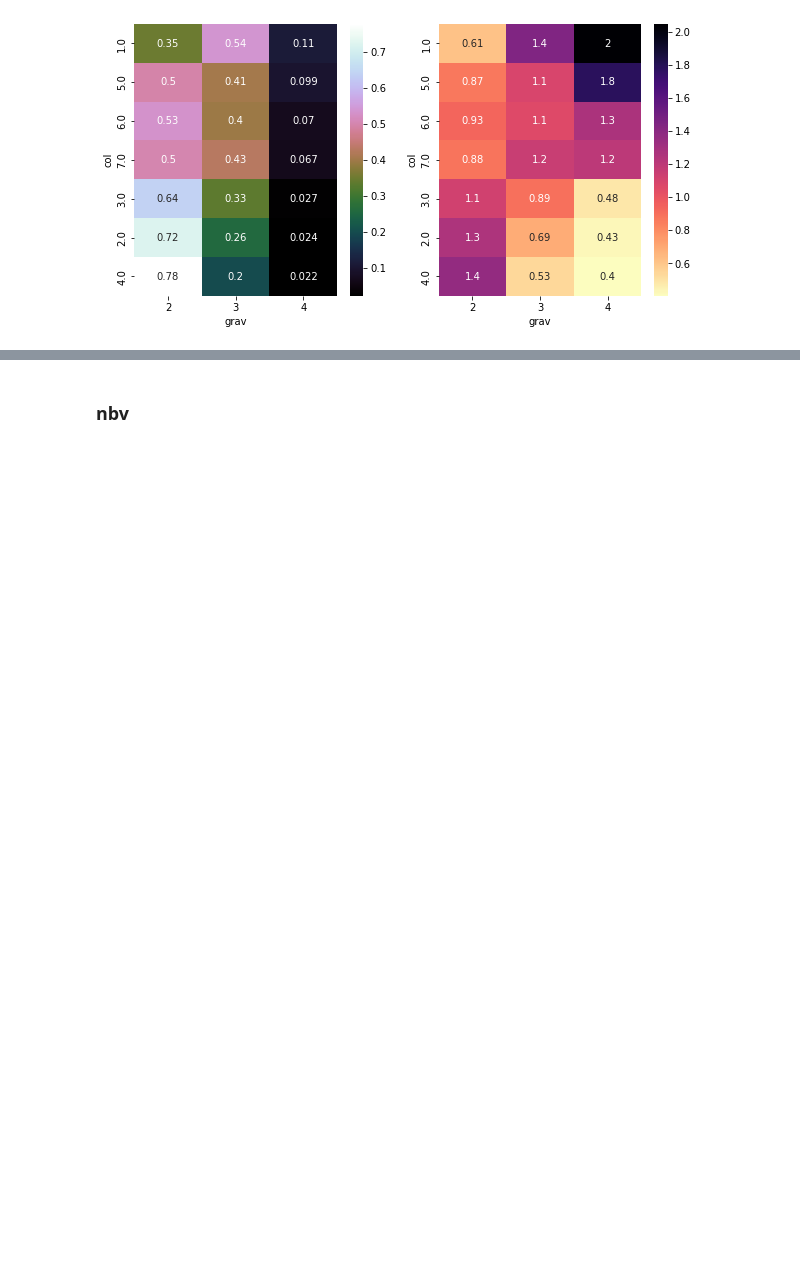
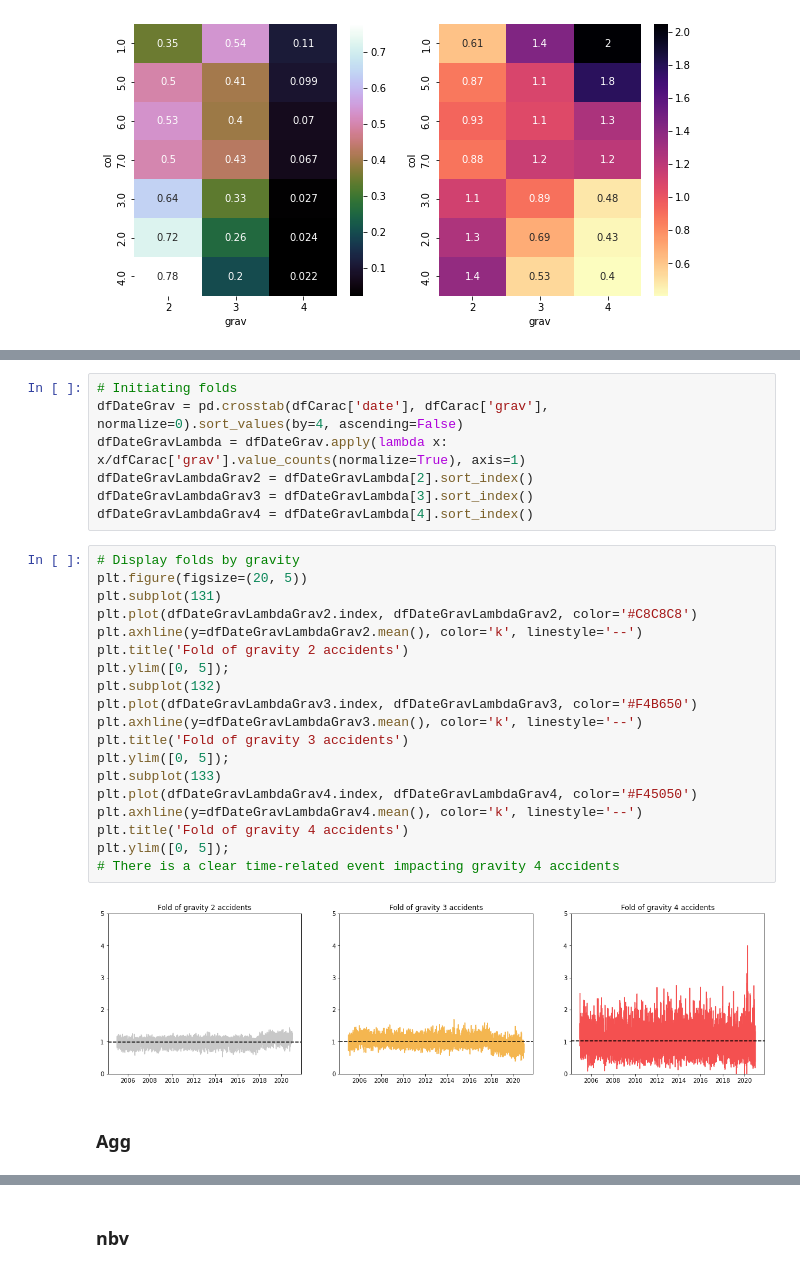
Before and after one commit to YacineHajjiDataScientist/20220814_dsProject, a Jupyter notebook: 20220821_projectDS.ipynb, the cells around one changed output, grey strips where cells are left out. Cells and saved outputs as stored; diff of their text form; blank space fills up the shorter version.

```diff
--- a/20220821_projectDS.ipynb
+++ b/20220821_projectDS.ipynb
@@ -734,0 +770,30 @@ fig.show()
+# %%
+# Initiating folds
+dfDateGrav = pd.crosstab(dfCarac['date'], dfCarac['grav'], normalize=0).sort_values(by=4, ascending=False)
+dfDateGravLambda = dfDateGrav.apply(lambda x: x/dfCarac['grav'].value_counts(normalize=True), axis=1)
+dfDateGravLambdaGrav2 = dfDateGravLambda[2].sort_index()
+dfDateGravLambdaGrav3 = dfDateGravLambda[3].sort_index()
+dfDateGravLambdaGrav4 = dfDateGravLambda[4].sort_index()
+# %%
+# Display folds by gravity
+plt.figure(figsize=(20, 5))
+plt.subplot(131)
+plt.plot(dfDateGravLambdaGrav2.index, dfDateGravLambdaGrav2, color='#C8C8C8')
+plt.axhline(y=dfDateGravLambdaGrav2.mean(), color='k', linestyle='--')
+plt.title('Fold of gravity 2 accidents')
+plt.ylim([0, 5]);
+plt.subplot(132)
+plt.plot(dfDateGravLambdaGrav3.index, dfDateGravLambdaGrav3, color='#F4B650')
+plt.axhline(y=dfDateGravLambdaGrav3.mean(), color='k', linestyle='--')
+plt.title('Fold of gravity 3 accidents')
+plt.ylim([0, 5]);
+plt.subplot(133)
+plt.plot(dfDateGravLambdaGrav4.index, dfDateGravLambdaGrav4, color='#F45050')
+plt.axhline(y=dfDateGravLambdaGrav4.mean(), color='k', linestyle='--')
+plt.title('Fold of gravity 4 accidents')
+plt.ylim([0, 5]);
+# There is a clear time-related event impacting gravity 4 accidents
+# %% [output]
+[figure, added]
+# %% [markdown]
+### Agg
```
Also changed, not shown: parts of 9 cells of this notebook.
